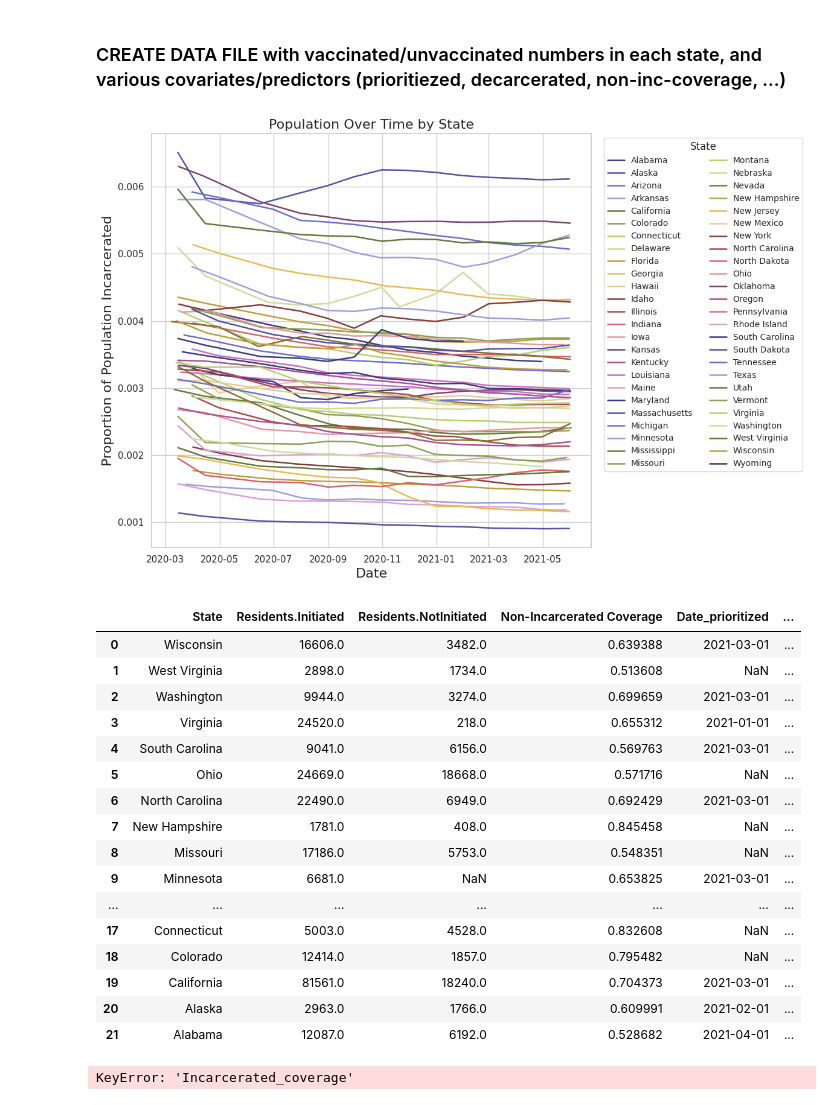
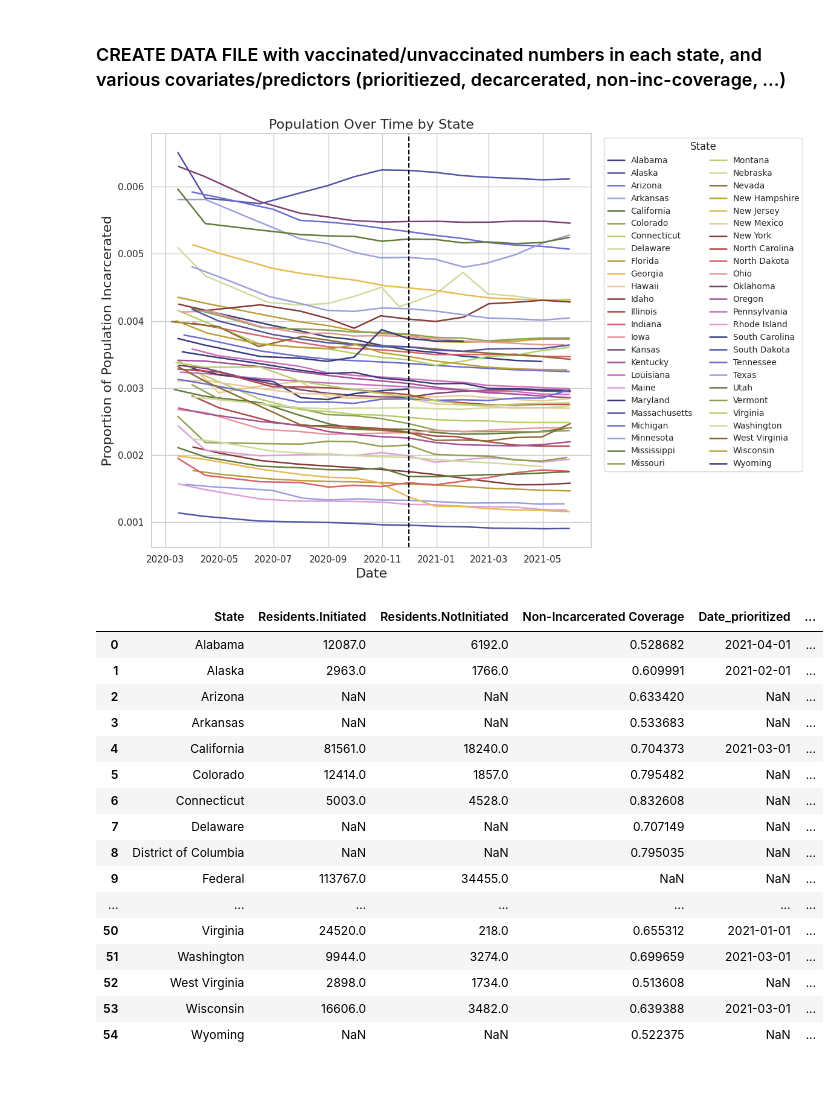
Before and after one commit to bansallab/incarcerated_vacc, a Jupyter notebook: regression_final.ipynb, the cells around one changed output. Saved outputs shown, nothing was run; the diff lists cells and outputs as text; code cells hidden in the pictures.

```diff
--- a/regression_final.ipynb
+++ b/regression_final.ipynb
@@ -94,34 +95,34 @@ state_populations_2020 = {
 # %%
 df_pops = pd.read_csv('Data/Cleaned/state_pops.csv')
 df_pops['Date'] = pd.to_datetime(df_pops['Date'])
 df_pops['pop'] = pd.to_numeric(df_pops['pop'], errors='coerce')
-
+df_pops = df_pops[df_pops['Date'] >= '2020-03-01']
 # Set style
 sns.set(style='whitegrid')
 plt.figure(figsize=(12, 8))
 
 # Use a high-contrast colormap
 unique_states = sorted(df_pops['name'].unique())
 unique_states = [s for s in unique_states if s != 'Federal']
 palette = sns.color_palette('tab20b', n_colors=len(unique_states))
 
 # Plot lines
 for i, (state, group) in enumerate(df_pops.groupby('name')):
     if state != 'Federal':
         pop = state_populations_2020[state]
         plt.plot(group['Date'], group['pop'] / pop, label=state, linewidth=1.8, color=palette[i % len(palette)])
 
 # Improve plot labels
 plt.title('Population Over Time by State', fontsize=16)
 plt.xlabel('Date', fontsize=16)
 plt.ylabel('Proportion of Population Incarcerated', fontsize=16)
-
+plt.axvline(pd.to_datetime('December 1 2020'), color='black', linestyle='--', linewidth=1.5)
 # Tidy, scrollable legend
 plt.legend(title='State', bbox_to_anchor=(1.02, 1), loc='upper left', fontsize='small', ncol=2, frameon=True)
 plt.tight_layout()
 plt.savefig('population_over_time.png')
 # %% [output]
-[figure, old version]
+[figure, new version]
 # %%
  ###########
 
@@ -133,16 +134,6 @@ df = df[(df.Date > '11-28-2021') & (df.Date < '12-06-2021')]##week 48 of 2021
 # create not vaccinated column (this is needed for the glm model)
 df['Residents.NotInitiated'] = df['Population_Dec2021'] - df['Residents.Initiated']
 
-# create prioritized column
-df['Prioritized'] = df['Prioritization?'].map({'yes':1, "no":0})
-
-# get decarcerated status
-df_pops=pd.read_csv('Data/Cleaned/state_pops.csv')
-df_decar=df_pops.loc[(df_pops['pop_change']<=-0.2)] ##decarceration is any state that ever saw a 20% or more decrease in popualtion
-decarcerated_states=list(df_decar['name'].unique()) ##column with state name
-states=list(df['State'].unique())
-non_decarcerated=[x for x in states if x not in decarcerated_states ]
-df['Decarcerated'] = np.where(df['State'].isin(decarcerated_states), 1, np.where(df['State'].isin(non_decarcerated), 0, float('NaN')))
 
 # get non-inc coverage
 df_noninc=pd.read_csv(wd+'Data/Cleaned/data_county_timeseries.csv')
@@ -154,7 +145,7 @@ df_noninc['State']=df_noninc['STATE_NAME'].replace(states_abbrevs)
 df_noninc['Non-Incarcerated Coverage'] = df_noninc['CASES']/df_noninc['POPN']
 df_noninc = df_noninc[['State', 'Non-Incarcerated Coverage','STATE_NAME']]
 #print(df_noninc.head())
-df = df.merge(df_noninc, on='State',how='left')
+df = df.merge(df_noninc, on='State',how='outer')
 
 # make dataset smaller-- just keep what we need
 df = df[['State', 'Residents.Initiated', 'Residents.NotInitiated', 'Non-Incarcerated Coverage','Date_prioritized','STATE_NAME']]
@@ -168,27 +159,22 @@ df = df[['State', 'Residents.Initiated', 'Residents.NotInitiated', 'Non-Incarcer
 df
 # %% [output]
 |  | State | Residents.Initiated | Residents.NotInitiated | Non-Incarcerated Coverage | Date_prioritized | ... |
-| 0 | Wisconsin | 16606.0 | 3482.0 | 0.639388 | 2021-03-01 | ... |
-| 1 | West Virginia | 2898.0 | 1734.0 | 0.513608 | NaN | ... |
-| 2 | Washington | 9944.0 | 3274.0 | 0.699659 | 2021-03-01 | ... |
-| 3 | Virginia | 24520.0 | 218.0 | 0.655312 | 2021-01-01 | ... |
-| 4 | South Carolina | 9041.0 | 6156.0 | 0.569763 | 2021-03-01 | ... |
-| 5 | Ohio | 24669.0 | 18668.0 | 0.571716 | NaN | ... |
-| 6 | North Carolina | 22490.0 | 6949.0 | 0.692429 | 2021-03-01 | ... |
-| 7 | New Hampshire | 1781.0 | 408.0 | 0.845458 | NaN | ... |
-| 8 | Missouri | 17186.0 | 5753.0 | 0.548351 | NaN | ... |
-| 9 | Minnesota | 6681.0 | NaN | 0.653825 | 2021-03-01 | ... |
+| 0 | Alabama | 12087.0 | 6192.0 | 0.528682 | 2021-04-01 | ... |
+| 1 | Alaska | 2963.0 | 1766.0 | 0.609991 | 2021-02-01 | ... |
+| 2 | Arizona | NaN | NaN | 0.633420 | NaN | ... |
+| 3 | Arkansas | NaN | NaN | 0.533683 | NaN | ... |
+| 4 | California | 81561.0 | 18240.0 | 0.704373 | 2021-03-01 | ... |
+| 5 | Colorado | 12414.0 | 1857.0 | 0.795482 | NaN | ... |
+| 6 | Connecticut | 5003.0 | 4528.0 | 0.832608 | NaN | ... |
+| 7 | Delaware | NaN | NaN | 0.707149 | NaN | ... |
+| 8 | District of Columbia | NaN | NaN | 0.795035 | NaN | ... |
+| 9 | Federal | 113767.0 | 34455.0 | NaN | NaN | ... |
 | ... | ... | ... | ... | ... | ... | ... |
-| 17 | Connecticut | 5003.0 | 4528.0 | 0.832608 | NaN | ... |
-| 18 | Colorado | 12414.0 | 1857.0 | 0.795482 | NaN | ... |
-| 19 | California | 81561.0 | 18240.0 | 0.704373 | 2021-03-01 | ... |
-| 20 | Alaska | 2963.0 | 1766.0 | 0.609991 | 2021-02-01 | ... |
-| 21 | Alabama | 12087.0 | 6192.0 | 0.528682 | 2021-04-01 | ... |
+| 50 | Virginia | 24520.0 | 218.0 | 0.655312 | 2021-01-01 | ... |
+| 51 | Washington | 9944.0 | 3274.0 | 0.699659 | 2021-03-01 | ... |
+| 52 | West Virginia | 2898.0 | 1734.0 | 0.513608 | NaN | ... |
+| 53 | Wisconsin | 16606.0 | 3482.0 | 0.639388 | 2021-03-01 | ... |
+| 54 | Wyoming | NaN | NaN | 0.522375 | NaN | ... |
-# %%
-df_scatter=df
-df_scatter['Incarcerated_coverage']
-# %% [output]
-KeyError: 'Incarcerated_coverage'
 # %%
 
 ##Get decarceration percentage
```
Also changed, not shown: parts of 15 cells of this notebook.
